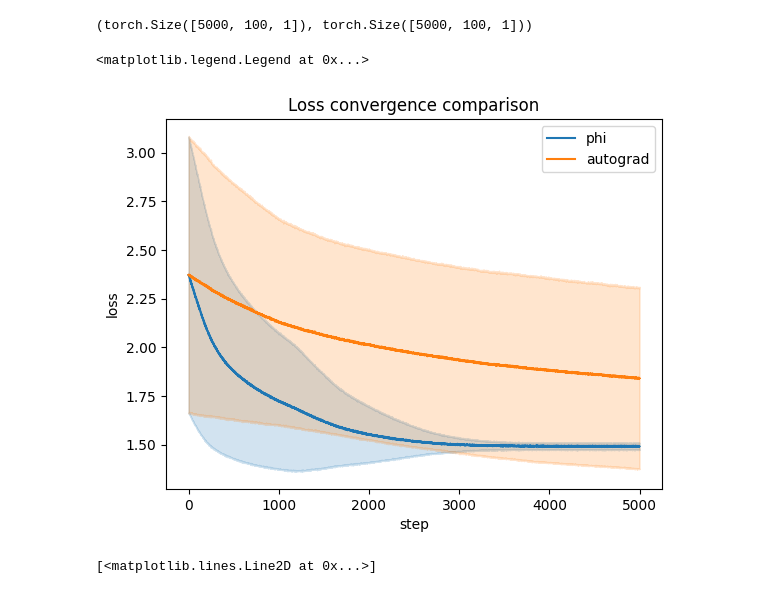
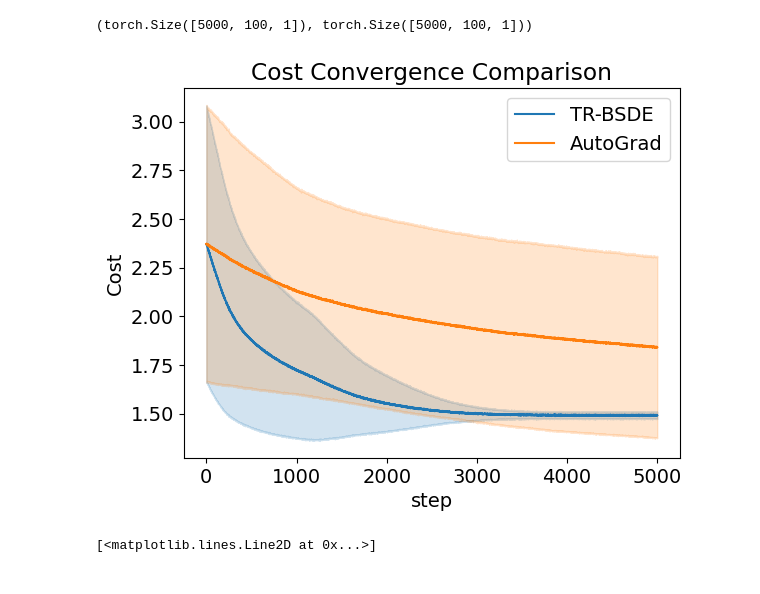
Before and after one commit to YuhangMeiUW/BSDE-Gradient, a Jupyter notebook: optimization_compare.ipynb, the cells around one changed output. Drawn from its saved outputs; the diff is of its cells as text; code cells hidden in the pictures.

```diff
--- a/optimization_compare.ipynb
+++ b/optimization_compare.ipynb
@@ -270,25 +270,34 @@ loss_phi.shape, loss_auto.shape
 # %%
 # torch.save(loss_phi, 'data/loss_phi_nl0.5_v3_500theta_500rollout.pt')
 # torch.save(loss_auto, 'data/loss_auto_nl0.5_v3_500theta_500rollout.pt')
+# %%
+loss_phi = torch.load('data/10000ave_phi_loss.pt')
+loss_auto = torch.load('data/10000ave_auto_loss.pt')
 # %%
 mean_loss_phi = loss_phi.mean(dim=1).squeeze().numpy()
 mean_loss_auto = loss_auto.mean(dim=1).squeeze().numpy()
 std_loss_phi = loss_phi.std(dim=1).squeeze().numpy()
 std_loss_auto = loss_auto.std(dim=1).squeeze().numpy()
+# %%
+import matplotlib
+
+plt.rc('font', size = 14)
+matplotlib.rcParams['pdf.fonttype'] = 42
+matplotlib.rcParams['ps.fonttype'] = 42
 # %%
 plt.figure()
-plt.plot(loss_phi.mean(dim=1).squeeze().numpy(), label="phi", color="C0")
-plt.plot(loss_auto.mean(dim=1).squeeze().numpy(), label="autograd", color="C1")
+plt.plot(loss_phi.mean(dim=1).squeeze().numpy(), label="TR-BSDE", color="C0")
+plt.plot(loss_auto.mean(dim=1).squeeze().numpy(), label="AutoGrad", color="C1")
 plt.fill_between(range(len(mean_loss_phi)), mean_loss_phi - std_loss_phi, mean_loss_phi + std_loss_phi, alpha=0.2, color="C0")
 plt.fill_between(range(len(mean_loss_auto)), mean_loss_auto - std_loss_auto, mean_loss_auto + std_loss_auto, alpha=0.2, color="C1")
 # plt.yscale("log")  # often helpful; remove if you prefer linear
 plt.xlabel("step")
-plt.ylabel("loss")
-plt.title("Loss convergence comparison")
+plt.ylabel("Cost")
+plt.title("Cost Convergence Comparison")
 plt.legend()
+plt.savefig("figs/IP_loss_convergence_comparison.pdf", bbox_inches='tight')
 # %% [output]
-<matplotlib.legend.Legend at 0x...>
-[figure, old version]
+[figure, new version]
 # %%
 plt.figure()
 plt.plot(loss_phi[:,0,:])
```
Also changed, not shown: parts of 9 cells of this notebook, 2 other files.
